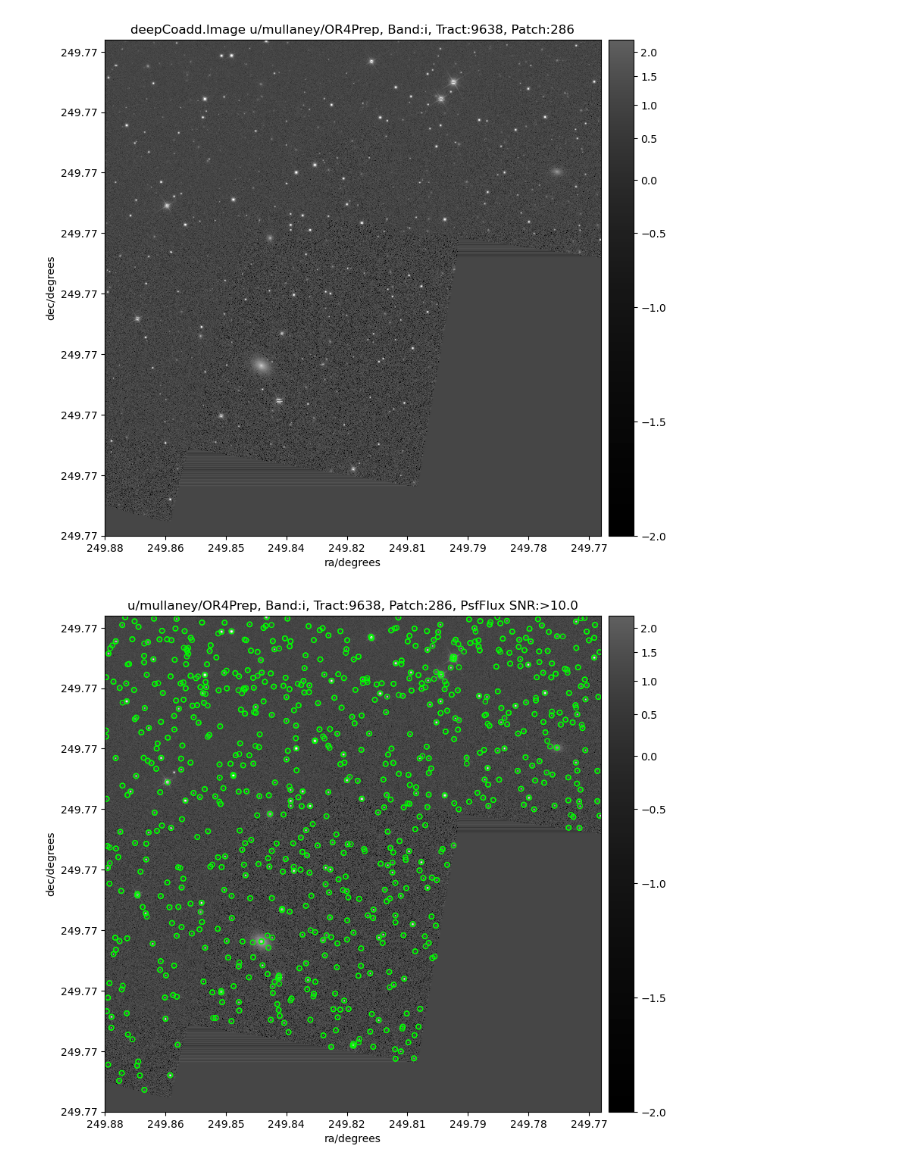
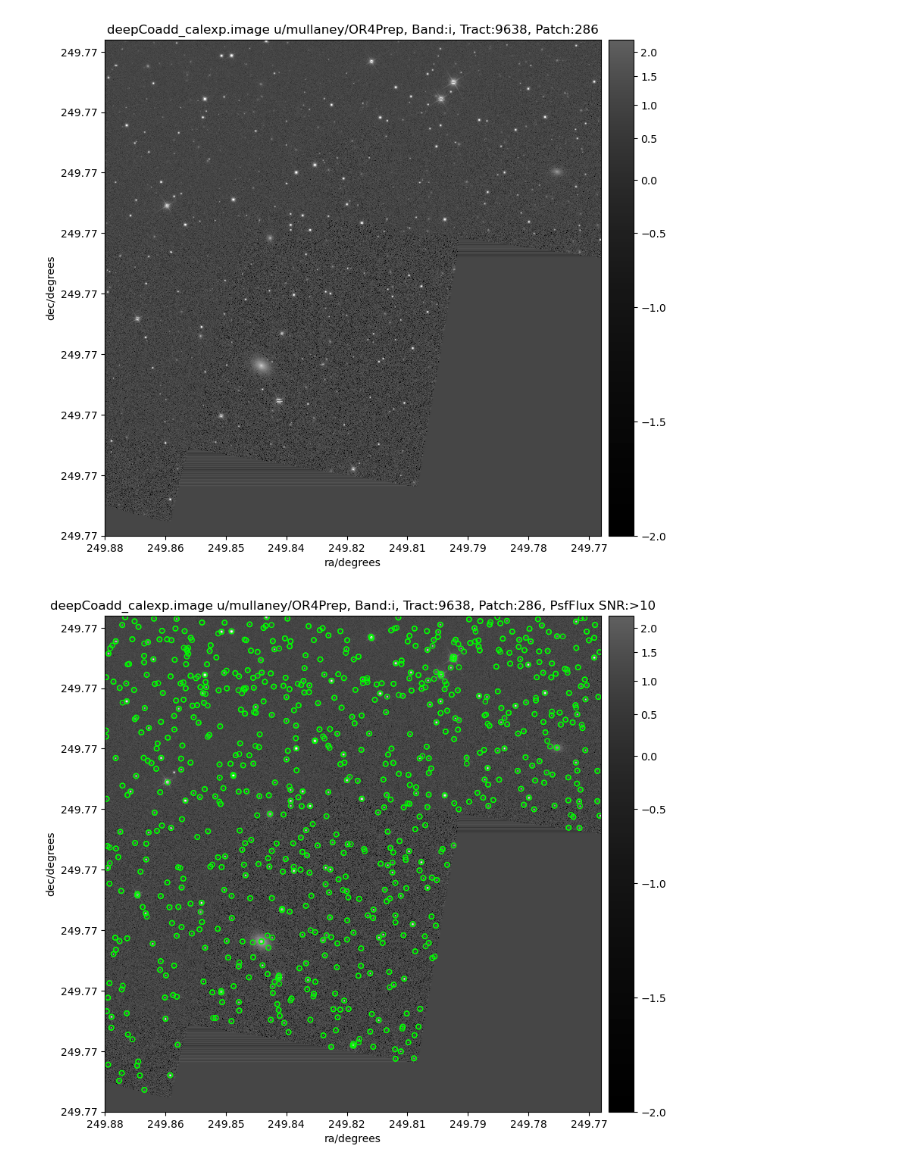
Before and after one commit to lsst-dm/vv-team-notebooks, a Jupyter notebook: reports/PatchViewer.ipynb, the cells around one changed output. Cells and saved outputs as stored; diff of their text form; code cells hidden in the pictures.

Commit message:
skymaps; titles; deepCoadds
Add the ability to specify an alternative skyMap.
Fix plot titles.
Display deepCoadds if deepCoadd_calexps don't exist.
Fail nicely if no data found.

```diff
--- a/reports/PatchViewer.ipynb
+++ b/reports/PatchViewer.ipynb
@@ -58,44 +59,53 @@ def addTickLabels(coadd):
 butler = dafButler.Butler(repo, collections=collection)
 registry = butler.registry
 # %%
-query=f"skymap='ops_rehersal_prep_2k_v1' AND tract={tract} AND patch={patch} AND band='{band}'"
-refs = list(registry.queryDatasets('deepCoadd_calexp', where=query))
+query=f"skymap='{skymap}' AND tract={tract} AND patch={patch} AND band='{band}'"
+coadd_name = 'deepCoadd_calexp'
+refs = list(registry.queryDatasets(coadd_name, where=query))
 if len(refs) > 0:
     coadd = butler.get(refs[0])
     coadd_obj = butler.get('deepCoadd_meas', dataId=refs[0].dataId)
 else:
-    print('No data matching query')
+    print('No deepCoadd_calexp matching the query found; attempting to get deepCoadd instead')
+    coadd_name = 'deepCoadd'
+    refs = list(registry.queryDatasets(coadd_name, where=query))
+    if len(refs) == 0:
+        print('No deepCoadd matching the query found; nothing to display.')
+    else:
+        coadd = butler.get(refs[0])
 # %%
-plotImage(coadd.image)
-addTickLabels(coadd)
-plt.title(f"deepCoadd.Image {collection}, Band:{band}, Tract:{tract}, Patch:{patch}")
-plt.xlabel('ra/degrees')
-plt.ylabel('dec/degrees')
-plt.show()
+if len(refs) > 0:
+    plotImage(coadd.image)
+    addTickLabels(coadd)
+    plt.title(f"{coadd_name}.image {collection}, Band:{band}, Tract:{tract}, Patch:{patch}")
+    plt.xlabel('ra/degrees')
+    plt.ylabel('dec/degrees')
+    plt.show()
 
-srcMask = (coadd_obj.get('base_PsfFlux_instFlux') /
-           coadd_obj.get('base_PsfFlux_instFluxErr')) >= snr
-sigSrc = coadd_obj[srcMask]
-plotImage(coadd.image, sources=sigSrc)
-addTickLabels(coadd)
-plt.title(f"{collection}, Band:{band}, Tract:{tract}, Patch:{patch}, PsfFlux SNR:>{snr}")
-plt.xlabel('ra/degrees')
-plt.ylabel('dec/degrees')
-plt.show()
+    if coadd_name == 'deepCoadd_calexp':
+        srcMask = (coadd_obj.get('base_PsfFlux_instFlux') /
+                   coadd_obj.get('base_PsfFlux_instFluxErr')) >= snr
+        sigSrc = coadd_obj[srcMask]
+        plotImage(coadd.image, sources=sigSrc)
+        addTickLabels(coadd)
+        plt.title(f"{coadd_name}.image {collection}, Band:{band}, Tract:{tract}, Patch:{patch}, PsfFlux SNR:>{snr}")
+        plt.xlabel('ra/degrees')
+        plt.ylabel('dec/degrees')
+        plt.show()
 
-plotImage(coadd.maskedImage)
-addTickLabels(coadd)
-plt.title(f"deepCoadd.maskedImage {collection}, Band:{band}, Tract:{tract}, Patch:{patch}")
-plt.xlabel('ra/degrees')
-plt.ylabel('dec/degrees')
-plt.show()
+    plotImage(coadd.maskedImage)
+    addTickLabels(coadd)
+    plt.title(f"{coadd_name}.maskedImage {collection}, Band:{band}, Tract:{tract}, Patch:{patch}")
+    plt.xlabel('ra/degrees')
+    plt.ylabel('dec/degrees')
+    plt.show()
 
-plotImage(coadd.variance)
-addTickLabels(coadd)
-plt.title(f"deepCoadd.variance {collection}, Band:{band}, Tract:{tract}, Patch:{patch}")
-plt.xlabel('ra/degrees')
-plt.ylabel('dec/degrees')
-plt.show()
+    plotImage(coadd.variance)
+    addTickLabels(coadd)
+    plt.title(f"{coadd_name}.variance {collection}, Band:{band}, Tract:{tract}, Patch:{patch}")
+    plt.xlabel('ra/degrees')
+    plt.ylabel('dec/degrees')
+    plt.show()
 # %% [output]
-[figure, old version]
+[figure, new version]
-[figure, old version]
+[figure, new version]
```
Also changed, not shown: parts of 3 cells of this notebook, 1 other file.
